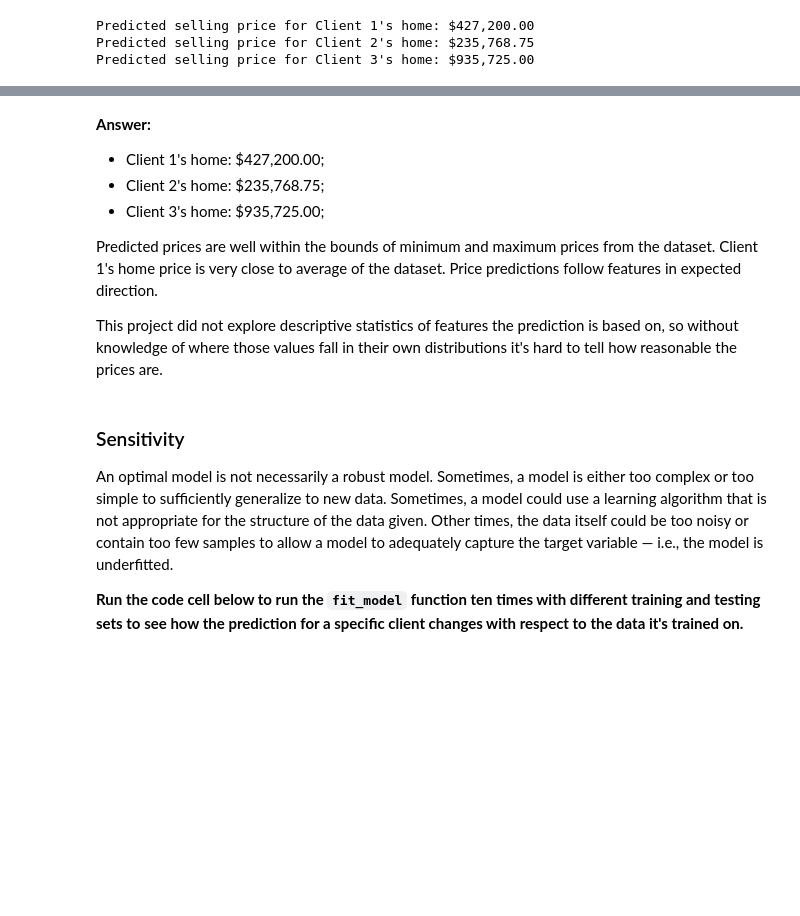
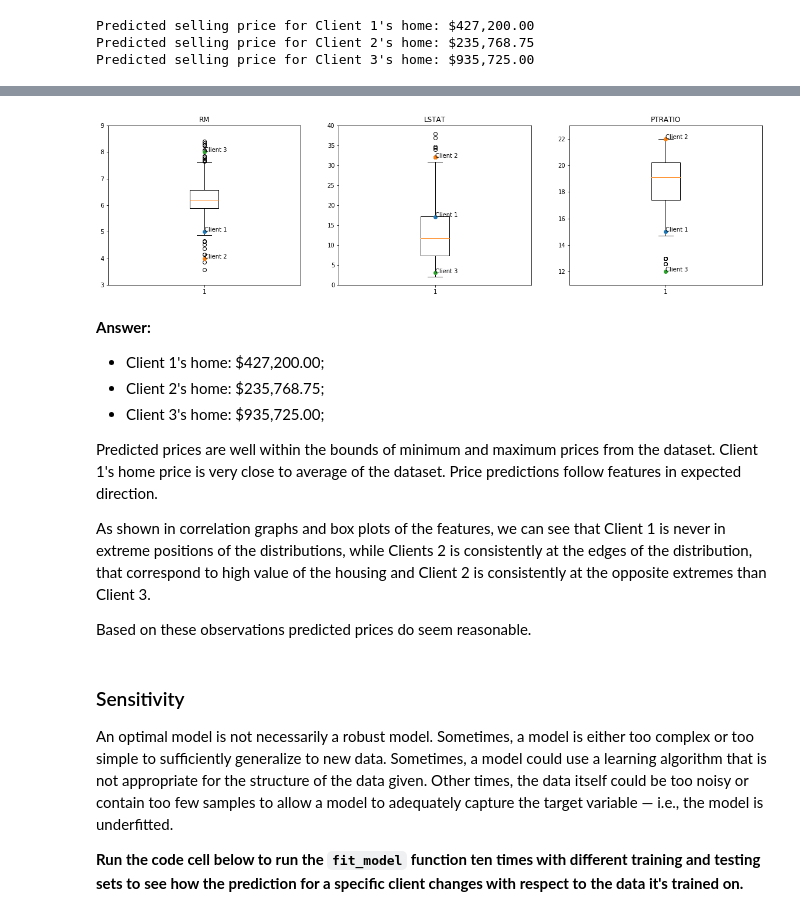
Before and after one commit to justinas-marozas/machine-learning, a Jupyter notebook: projects/boston_housing/boston_housing.ipynb, the cells around one changed output, grey strips where cells are left out. Saved outputs shown, nothing was run; the diff lists cells and outputs as text; code cells hidden in the pictures; blank space fills up the shorter version.

```diff
--- a/projects/boston_housing/boston_housing.ipynb
+++ b/projects/boston_housing/boston_housing.ipynb
@@ -389,3 +400,19 @@ Predicted selling price for Client 3's home: $935,725.00
+# %%
+import matplotlib.pyplot as plt
+
+plt.figure(figsize = (20, 5))
+y_ax = [[3, 9], [0, 40], [11, 23]]
+
+for i, col in enumerate(features.columns):
+    plt.subplot(1, 3, i + 1)
+    plt.boxplot(data[col])
+    plt.title(col)
+    for j in range(3):
+        plt.plot(1, client_data[j][i], marker = "o")
+        plt.annotate('Client ' + str(j + 1), xy = (1, client_data[j][i]))
+        plt.ylim(y_ax[i])
+# %% [output]
+[figure, added]
 # %% [markdown]
 **Answer:**
 - Client 1's home: \$427,200.00;
@@ -394,7 +421,9 @@ Predicted selling price for Client 3's home: $935,725.00
 
 Predicted prices are well within the bounds of minimum and maximum prices from the dataset. Client 1's home price is very close to average of the dataset. Price predictions follow features in expected direction.
 
-This project did not explore descriptive statistics of features the prediction is based on, so without knowledge of where those values fall in their own distributions it's hard to tell how reasonable the prices are.
+As shown in correlation graphs and box plots of the features, we can see that Client 1 is never in extreme positions of the distributions, while Clients 2 is consistently at the edges of the distribution, that correspond to high value of the housing and Client 2 is consistently at the opposite extremes than Client 3.
+
+Based on these observations predicted prices do seem reasonable.
 # %% [markdown]
 ### Sensitivity
 An optimal model is not necessarily a robust model. Sometimes, a model is either too complex or too simple to sufficiently generalize to new data. Sometimes, a model could use a learning algorithm that is not appropriate for the structure of the data given. Other times, the data itself could be too noisy or contain too few samples to allow a model to adequately capture the target variable — i.e., the model is underfitted.
```
Also changed, not shown: parts of 7 cells of this notebook, 1 other file.
